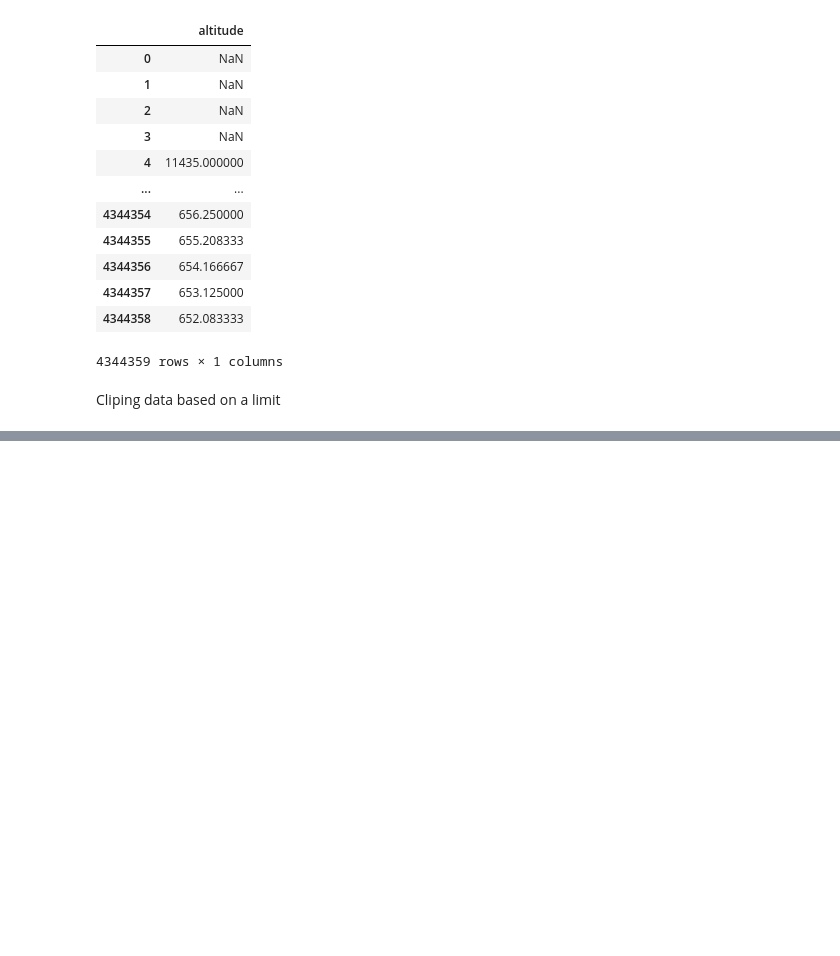
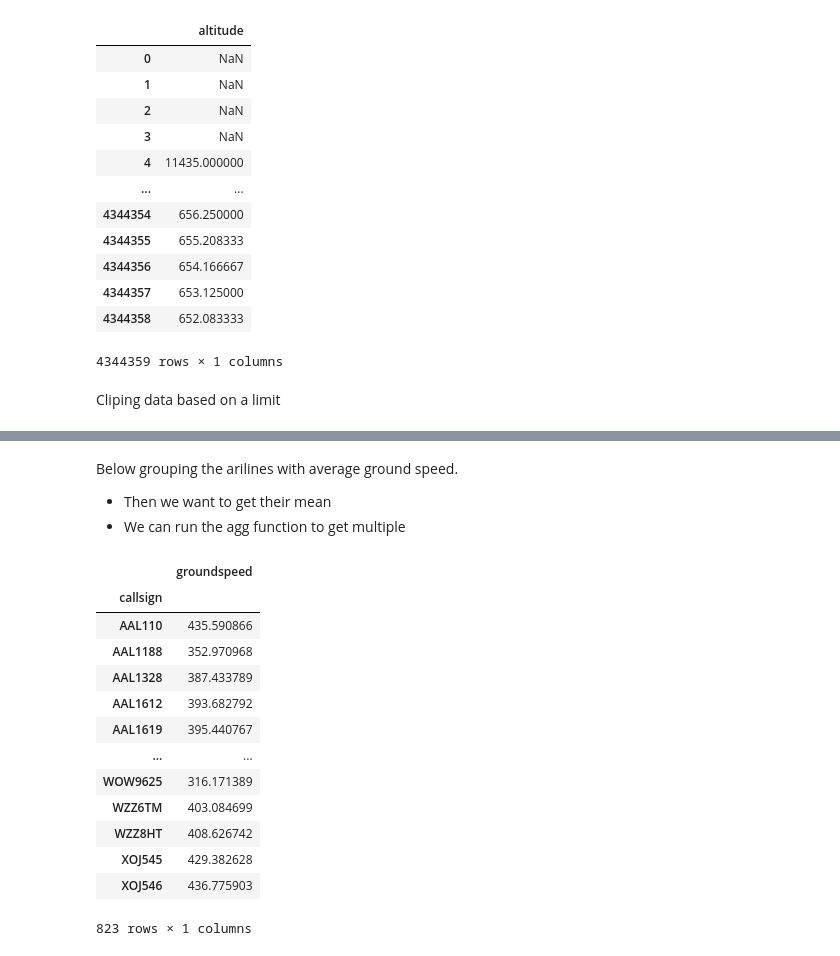
Before and after one commit to kachraz/ytlpda, a Jupyter notebook: KAG/ytleapan.ipynb, the cells around one changed output, grey strips where cells are left out. Drawn from its saved outputs; the diff is of its cells as text; code cells hidden in the pictures; blank space fills up the shorter version.

```diff
--- a/KAG/ytleapan.ipynb
+++ b/KAG/ytleapan.ipynb
@@ -1059,0 +1074,21 @@ TypeError: Invalid comparison between dtype=datetime64[us, UTC] and int
+# %% [markdown]
+Below grouping the arilines with average ground speed.
+- Then we want to get their mean
+- We can run the agg function to get multiple
+# %%
+df.groupby('callsign')[['groundspeed']].mean()
+# %% [output]
+|  | groundspeed |
+| callsign |  |
+| AAL110 | 435.590866 |
+| AAL1188 | 352.970968 |
+| AAL1328 | 387.433789 |
+| AAL1612 | 393.682792 |
+| AAL1619 | 395.440767 |
+| ... | ... |
+| WOW9625 | 316.171389 |
+| WZZ6TM | 403.084699 |
+| WZZ8HT | 408.626742 |
+| XOJ545 | 429.382628 |
+| XOJ546 | 436.775903 |
+823 rows × 1 columns
```
Also changed, not shown: parts of 4 cells of this notebook.
